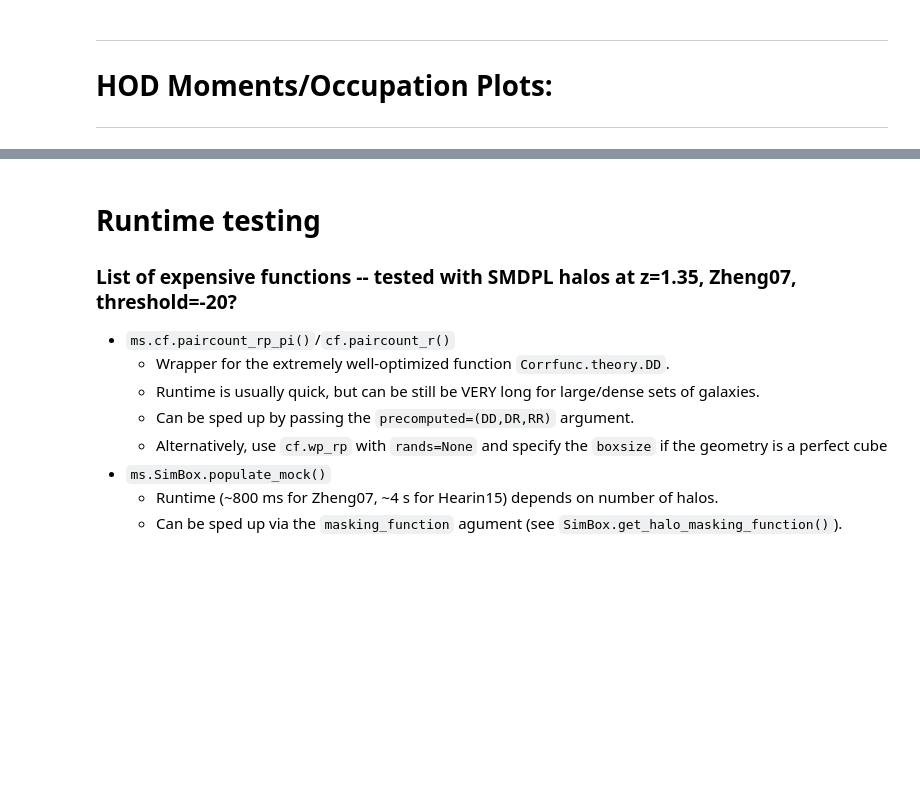
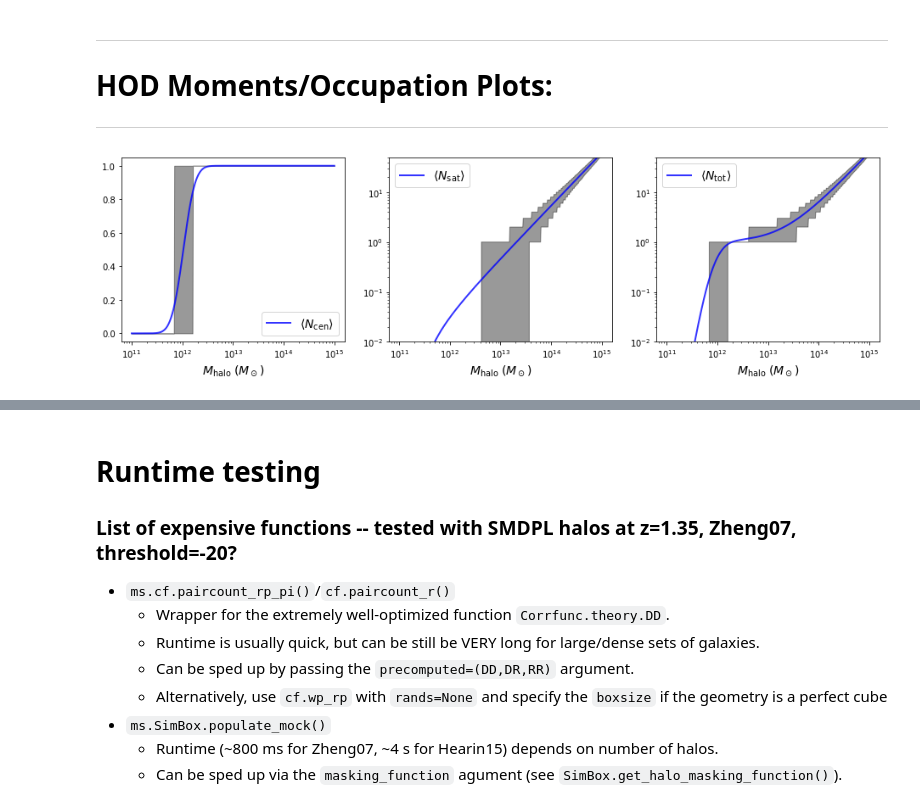
Before and after one commit to AlanPearl/mocksurvey, a Jupyter notebook: Tutorial.ipynb, the cells around one changed output, grey strips where cells are left out. Saved outputs shown, nothing was run; the diff lists cells and outputs as text; code cells hidden in the pictures; blank space fills up the shorter version.

```diff
--- a/Tutorial.ipynb
+++ b/Tutorial.ipynb
@@ -102,7 +117,8 @@ HOD Moments/Occupation Plots:
 ======
 ______________________
 # %%
-simbox = ms.GalBox(hodname="zheng07", threshold=-18)
-ms.tp.plot_hod_occupation(simbox)
-# plt.savefig("zheng-occupation-threshold-20.png", bbox_inches="tight")
+galbox = ms.GalBox(hodname="zheng07", threshold=-20)
+ms.tp.plot_hod_occupation(galbox)
 plt.show()
+# %% [output]
+[figure, added]
```
Also changed, not shown: parts of 9 cells of this notebook, 3 other files.
